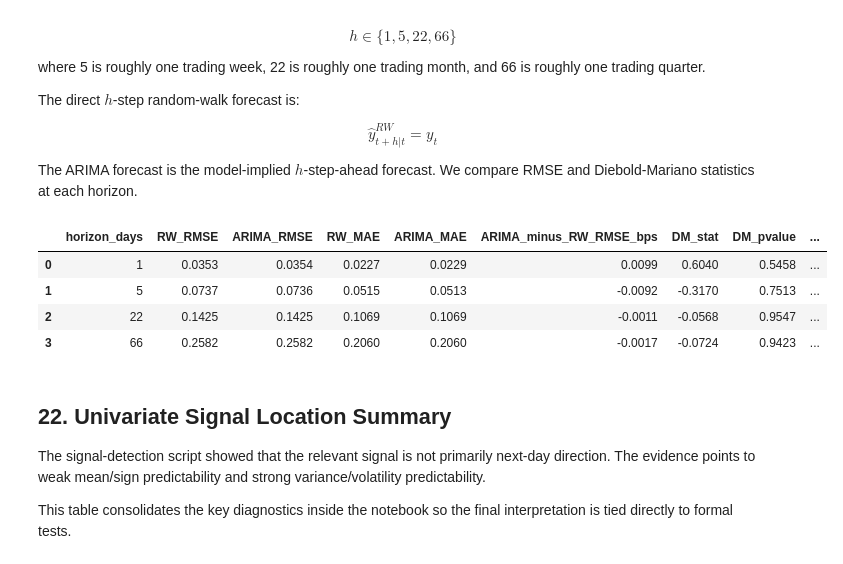
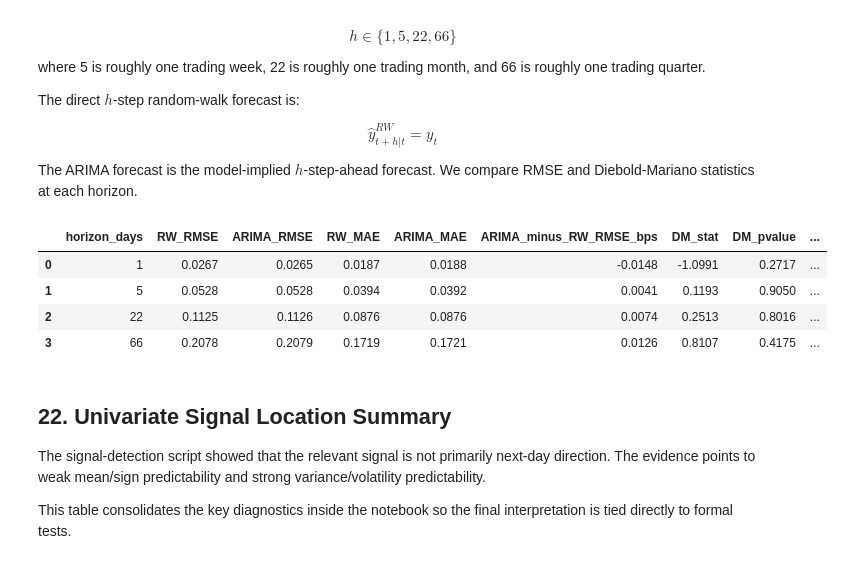
Before and after one commit to vybhav72954/india-gsec-yield, a Jupyter notebook: Univariate_India_10Y_Yield_v3.ipynb, the cells around one changed output. Saved outputs shown, nothing was run; the diff lists cells and outputs as text; code cells hidden in the pictures.

```diff
--- a/Univariate_India_10Y_Yield_v3.ipynb
+++ b/Univariate_India_10Y_Yield_v3.ipynb
@@ -3486,38 +3484,38 @@ def rolling_arima_hstep(series: pd.Series, n_train: int, order: tuple, h: int, r
 
     return pd.Series(preds, index=pred_index, name=f'ARIMA_h{h}')
 
 
 def horizon_dm_table(series: pd.Series, n_train: int, order: tuple, horizons=(1, 5, 22, 66)) -> pd.DataFrame:
     rows = []
     for h in horizons:
         fc_arima_h = rolling_arima_hstep(series, n_train, order, h=h, refit_every=20)
         actual_h = series.reindex(fc_arima_h.index)
         # RW forecast from h trading days earlier.
         fc_rw_h = series.shift(h).reindex(fc_arima_h.index)
         aligned = pd.DataFrame({'actual': actual_h, 'ARIMA': fc_arima_h, 'RW': fc_rw_h}).dropna()
         dm, p = diebold_mariano(aligned['actual'], aligned['ARIMA'], aligned['RW'], h=h, power=2)
         rows.append({
             'horizon_days': h,
             'RW_RMSE': rmse(aligned['actual'], aligned['RW']),
             'ARIMA_RMSE': rmse(aligned['actual'], aligned['ARIMA']),
             'RW_MAE': mae(aligned['actual'], aligned['RW']),
             'ARIMA_MAE': mae(aligned['actual'], aligned['ARIMA']),
             'ARIMA_minus_RW_RMSE_bps': (rmse(aligned['actual'], aligned['ARIMA']) - rmse(aligned['actual'], aligned['RW'])) * 100,
             'DM_stat': dm,
             'DM_pvalue': p,
             'n_forecasts': len(aligned),
         })
     return pd.DataFrame(rows)
 
 
-multi_horizon_results = horizon_dm_table(y['yield'], n_train, best_order, horizons=(1, 5, 22, 66))
+multi_horizon_results = horizon_dm_table(y['yield'], n_train_val, best_order, horizons=(1, 5, 22, 66))
 display(multi_horizon_results.round(4))
 # %% [output]
 |  | horizon_days | RW_RMSE | ARIMA_RMSE | RW_MAE | ARIMA_MAE | ARIMA_minus_RW_RMSE_bps | DM_stat | DM_pvalue | ... |
-| 0 | 1 | 0.0353 | 0.0354 | 0.0227 | 0.0229 | 0.0099 | 0.6040 | 0.5458 | ... |
-| 1 | 5 | 0.0737 | 0.0736 | 0.0515 | 0.0513 | -0.0092 | -0.3170 | 0.7513 | ... |
-| 2 | 22 | 0.1425 | 0.1425 | 0.1069 | 0.1069 | -0.0011 | -0.0568 | 0.9547 | ... |
-| 3 | 66 | 0.2582 | 0.2582 | 0.2060 | 0.2060 | -0.0017 | -0.0724 | 0.9423 | ... |
+| 0 | 1 | 0.0267 | 0.0265 | 0.0187 | 0.0188 | -0.0148 | -1.0991 | 0.2717 | ... |
+| 1 | 5 | 0.0528 | 0.0528 | 0.0394 | 0.0392 | 0.0041 | 0.1193 | 0.9050 | ... |
+| 2 | 22 | 0.1125 | 0.1126 | 0.0876 | 0.0876 | 0.0074 | 0.2513 | 0.8016 | ... |
+| 3 | 66 | 0.2078 | 0.2079 | 0.1719 | 0.1721 | 0.0126 | 0.8107 | 0.4175 | ... |
 # %% [markdown]
 ## 22. Univariate Signal Location Summary
 
```
Also changed, not shown: parts of 11 cells of this notebook, 7 other files.
